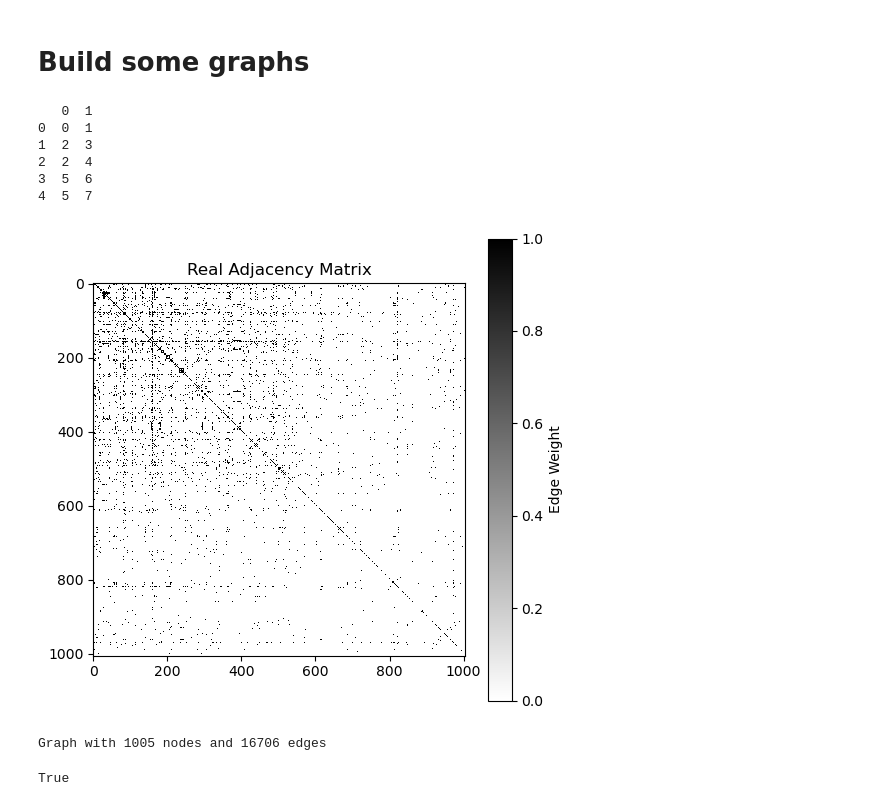
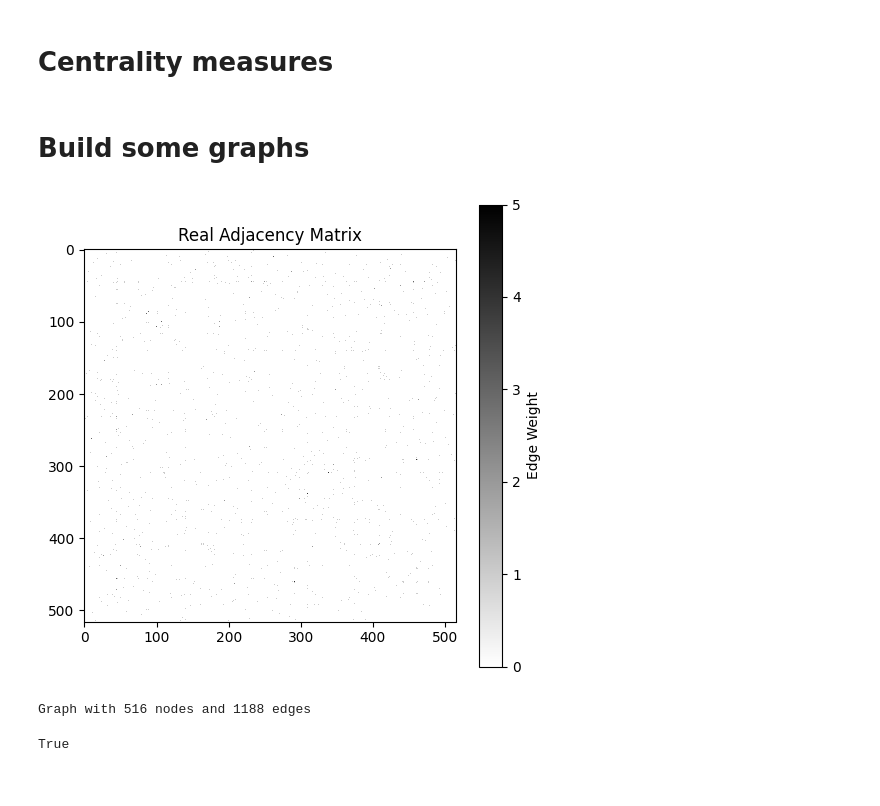
Before and after one commit to FraDurazzi/CNLab, a Jupyter notebook: 02_centrality_measures_and_markov_process.ipynb, the cells around one changed output. Saved outputs shown, nothing was run; the diff lists cells and outputs as text; code cells hidden in the pictures.

```diff
--- a/02_centrality_measures_and_markov_process.ipynb
+++ b/02_centrality_measures_and_markov_process.ipynb
@@ -12,0 +14,16 @@ import seaborn as sns
+# %%
+# Function to visualize an adjacency matrix
+def plot_adjacency_matrix(adj_matrix, title="Adjacency Matrix"):
+    plt.figure(figsize=(6,6))
+    plt.imshow(adj_matrix, cmap='gray_r', interpolation='none')
+    plt.title(title)
+    plt.colorbar(label="Edge Weight")
+    plt.show()
+
+# Check if A is symmetric (difference between A and A.T is zero)
+#def is_symmetric(A):
+#    return np.all(A - A.T == 0)
+
+# same with np.isclose
+def is_symmetric(A):
+    return np.allclose(A, A.T)
@@ -13,3 +184,5 @@ import seaborn as sns
+# %% [markdown]
+# Centrality measures
 # %%
 # Function to visualize an adjacency matrix
 def plot_adjacency_matrix(adj_matrix, title="Adjacency Matrix"):
@@ -57,25 +230,17 @@ def generate_sbm(sizes, p_in, p_out,symmetric=True):
     return adj
 # %% [markdown]
 # Build some graphs
-# %%
-edgelist=pd.read_csv('https://snap.stanford.edu/data/email-Eu-core.txt.gz', compression='gzip',sep=' ',header=None)
-print(edgelist.head())
-# %% [output]
-   0  1
-0  0  1
-1  2  3
-2  2  4
-3  5  6
-4  5  7
+# %%
+url="https://raw.githubusercontent.com/FraDurazzi/CNLab/refs/heads/master/data/disease_disease_projection_lcc.graphml"
+with urllib.request.urlopen(url) as f:
+    G_real = nx.read_graphml(f)
 # %%
-G_real = nx.Graph()
-G_real.add_edges_from(edgelist.values)
 A_real = nx.adjacency_matrix(G_real).todense()
 plot_adjacency_matrix(A_real, "Real Adjacency Matrix")
 print(G_real)
 # %% [output]
-[figure, old version]
+[figure, new version]
-Graph with 1005 nodes and 16706 edges
+Graph with 516 nodes and 1188 edges
 # %%
 is_symmetric(A_real)
 # %% [output]
```
Also changed, not shown: parts of 17 cells of this notebook, 1 other file.
